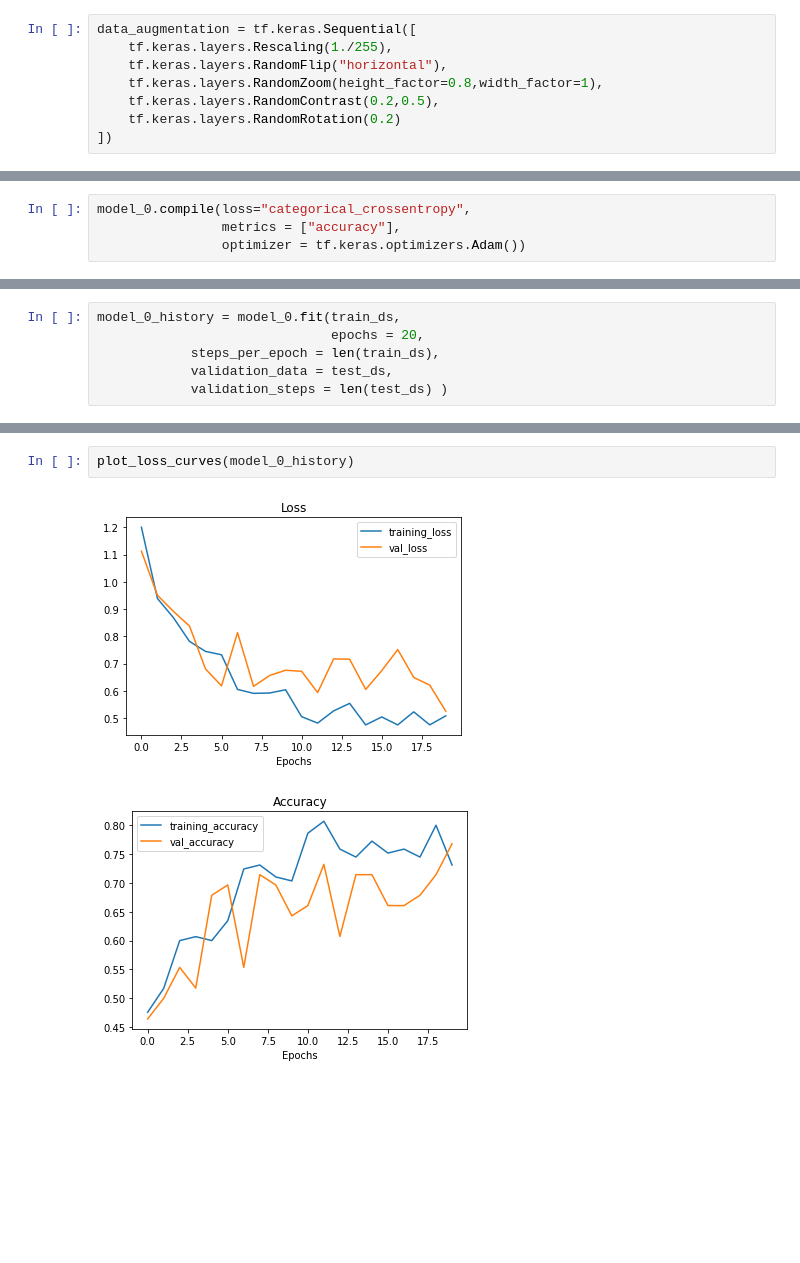
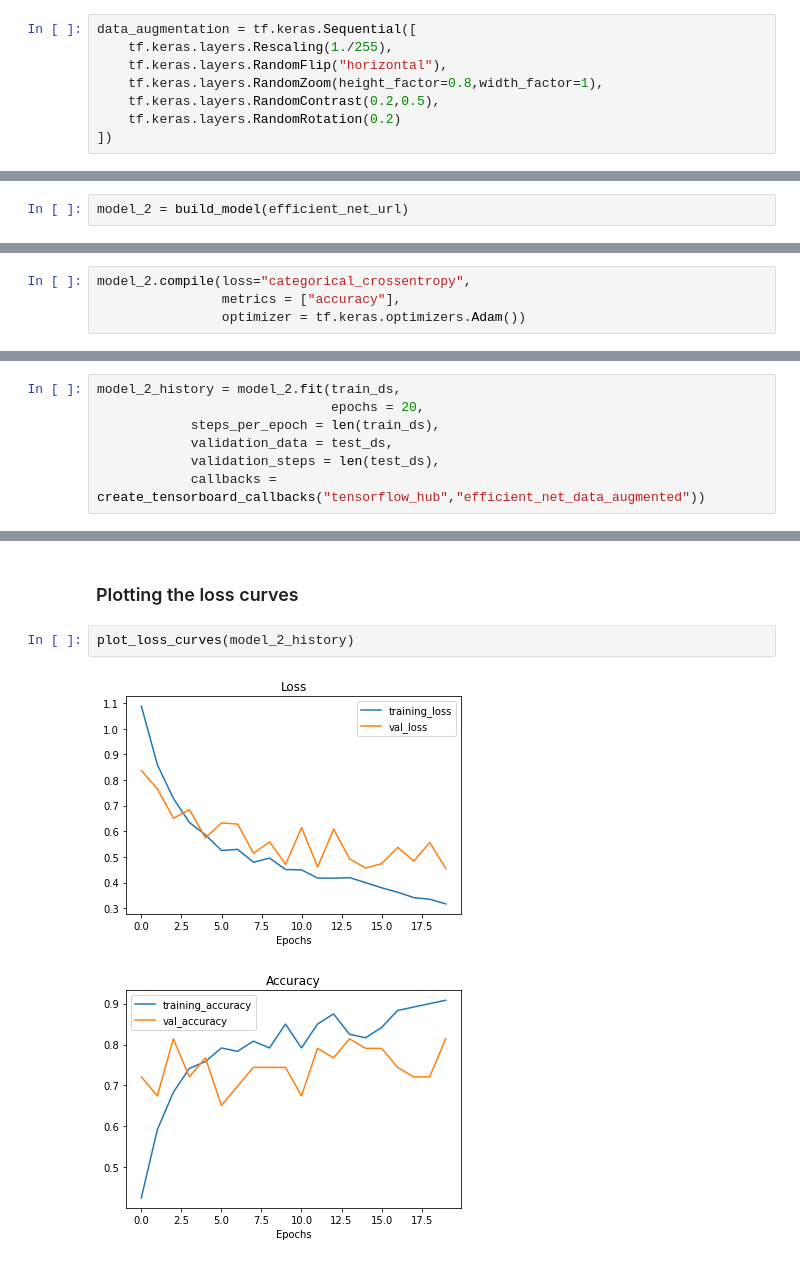
Before and after one commit to Bhandari007/player-classfication, a Jupyter notebook: Player_Classification.ipynb, the cells around one changed output, grey strips where cells are left out. Saved outputs shown, nothing was run; the diff lists cells and outputs as text; blank space fills up the shorter version.

Commit message:
plotted loss curve

```diff
--- a/Player_Classification.ipynb
+++ b/Player_Classification.ipynb
@@ -359,0 +356,2 @@ model_0 = build_model(net_v1_url)
+# %%
+model_2 = build_model(efficient_net_url)
@@ -383,4 +403,4 @@ _________________________________________________________________
 # %%
-model_0.compile(loss="categorical_crossentropy",
+model_2.compile(loss="categorical_crossentropy",
                 metrics = ["accuracy"],
                 optimizer = tf.keras.optimizers.Adam())
@@ -387,7 +409,8 @@ model_0.compile(loss="categorical_crossentropy",
 # %%
-model_0_history = model_0.fit(train_ds,
+model_2_history = model_2.fit(train_ds,
                               epochs = 20,
             steps_per_epoch = len(train_ds),
             validation_data = test_ds,
-            validation_steps = len(test_ds) )
+            validation_steps = len(test_ds),
+            callbacks = create_tensorboard_callbacks("tensorflow_hub","efficient_net_data_augmented"))
 # %% [output]
@@ -411,5 +434,7 @@ Epoch 20/20
+# %% [markdown]
+### Plotting the loss curves
 # %%
-plot_loss_curves(model_0_history)
+plot_loss_curves(model_2_history)
 # %% [output]
-[figure, old version]
+[figure, new version]
-[figure, old version]
+[figure, new version]
```
Also changed, not shown: parts of 31 cells of this notebook.
